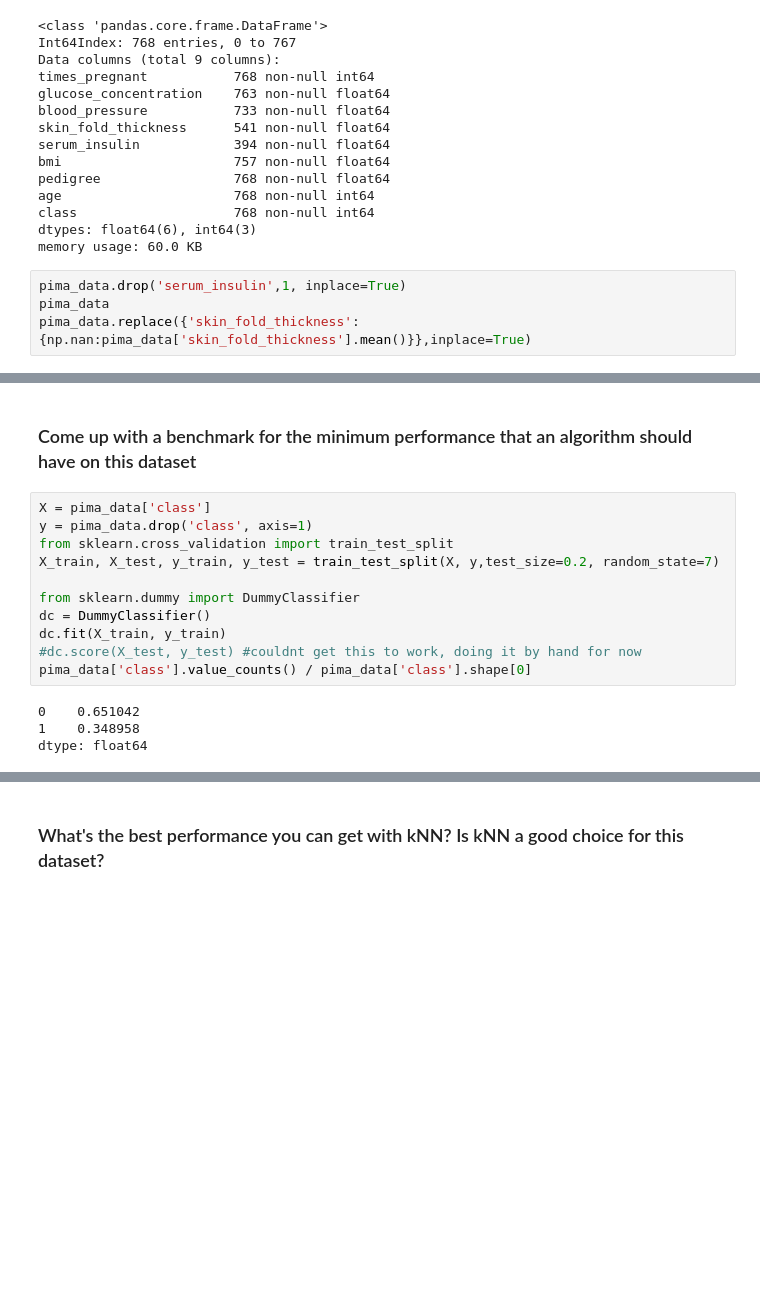
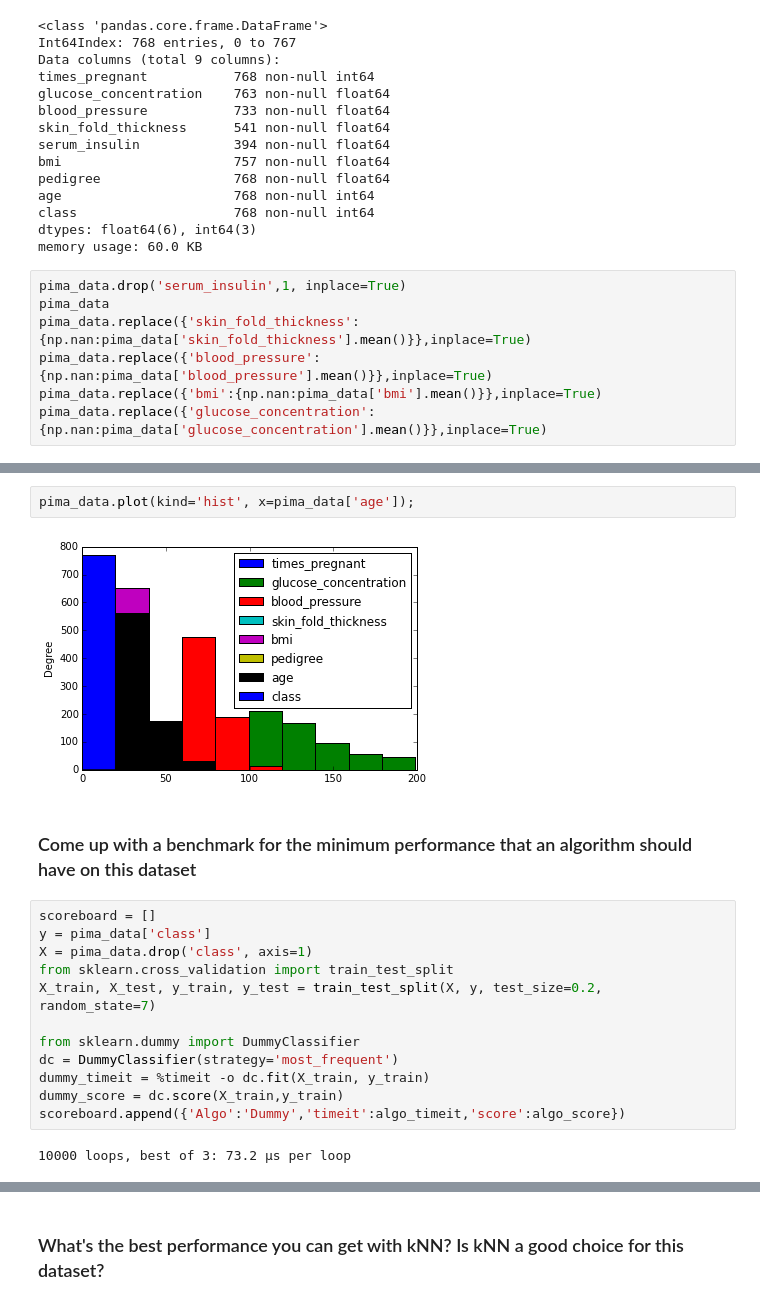
Before and after one commit to rogeliozunigarubio/data_science_portfolio, a Jupyter notebook: GA_DAT HW 02.ipynb, the cells around one changed output, grey strips where cells are left out. Drawn from its saved outputs; the diff is of its cells as text; blank space fills up the shorter version.

```diff
--- a/GA_DAT HW 02.ipynb
+++ b/GA_DAT HW 02.ipynb
@@ -118,3 +124,6 @@ memory usage: 60.0 KB
 pima_data.drop('serum_insulin',1, inplace=True)
 pima_data
 pima_data.replace({'skin_fold_thickness':{np.nan:pima_data['skin_fold_thickness'].mean()}},inplace=True)
+pima_data.replace({'blood_pressure':{np.nan:pima_data['blood_pressure'].mean()}},inplace=True)
+pima_data.replace({'bmi':{np.nan:pima_data['bmi'].mean()}},inplace=True)
+pima_data.replace({'glucose_concentration':{np.nan:pima_data['glucose_concentration'].mean()}},inplace=True)
@@ -124,18 +146,21 @@ pima_data.replace({'bmi':{np.nan:pima_data['bmi'].mean()}},inplace=True)
+# %%
+pima_data.plot(kind='hist', x=pima_data['age']);
+# %% [output]
+[figure, added]
 # %% [markdown]
 ### Come up with a benchmark for the minimum performance that an algorithm should have on this dataset
 # %%
-X = pima_data['class']
-y = pima_data.drop('class', axis=1)
+scoreboard = []
+y = pima_data['class']
+X = pima_data.drop('class', axis=1)
 from sklearn.cross_validation import train_test_split
-X_train, X_test, y_train, y_test = train_test_split(X, y,test_size=0.2, random_state=7)
+X_train, X_test, y_train, y_test = train_test_split(X, y, test_size=0.2, random_state=7)
 
 from sklearn.dummy import DummyClassifier
-dc = DummyClassifier()
-dc.fit(X_train, y_train)
-#dc.score(X_test, y_test) #couldnt get this to work, doing it by hand for now
-pima_data['class'].value_counts() / pima_data['class'].shape[0]
+dc = DummyClassifier(strategy='most_frequent')
+dummy_timeit = %timeit -o dc.fit(X_train, y_train)
+dummy_score = dc.score(X_train,y_train)
+scoreboard.append({'Algo':'Dummy','timeit':algo_timeit,'score':algo_score})
 # %% [output]
-0    0.651042
-1    0.348958
-dtype: float64
+10000 loops, best of 3: 73.2 µs per loop
 # %% [markdown]
```
Also changed, not shown: parts of 31 cells of this notebook.
